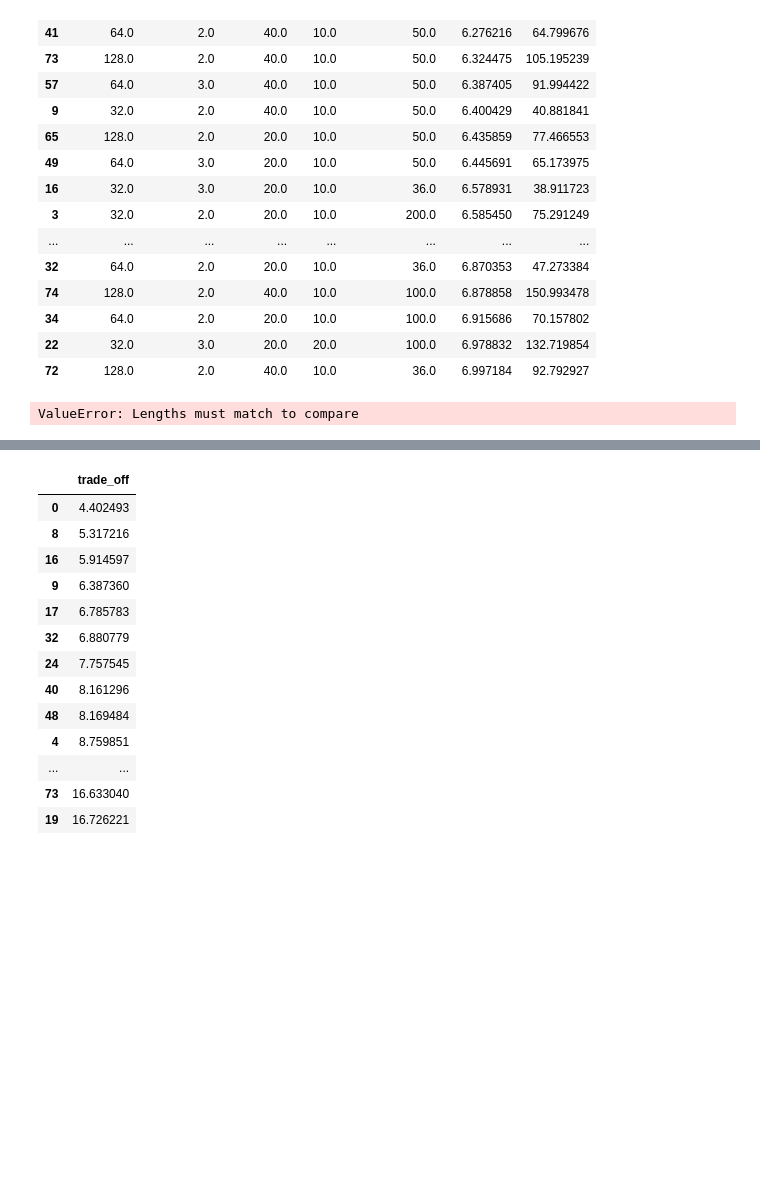
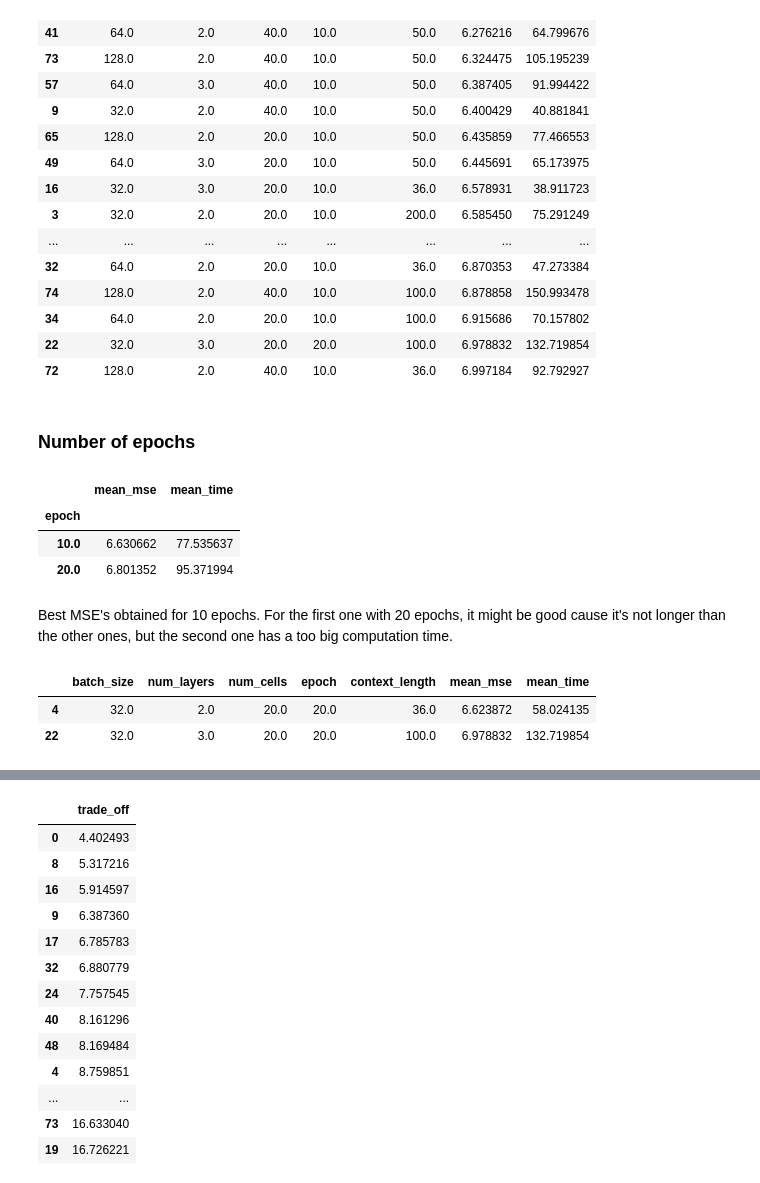
Before and after one commit to aboivert/Forecasting-temperature-in-Ireland-using-DeepAR, a Jupyter notebook: projet_hddl.ipynb, the cells around one changed output, grey strips where cells are left out. Saved outputs shown, nothing was run; the diff lists cells and outputs as text; code cells hidden in the pictures; blank space fills up the shorter version.

```diff
--- a/projet_hddl.ipynb
+++ b/projet_hddl.ipynb
@@ -232,7 +234,20 @@ metrics.sort_values("mean_mse")[:30]
 | 34 | 64.0 | 2.0 | 20.0 | 10.0 | 100.0 | 6.915686 | 70.157802 |
 | 22 | 32.0 | 3.0 | 20.0 | 20.0 | 100.0 | 6.978832 | 132.719854 |
 | 72 | 128.0 | 2.0 | 40.0 | 10.0 | 36.0 | 6.997184 | 92.792927 |
+# %% [markdown]
+### Number of epochs
+# %%
+metrics.sort_values("mean_mse")[:30].groupby("epoch").mean()[["mean_mse","mean_time"]]
+# %% [output]
+|  | mean_mse | mean_time |
+| epoch |  |  |
+| 10.0 | 6.630662 | 77.535637 |
+| 20.0 | 6.801352 | 95.371994 |
+# %% [markdown]
+Best MSE's obtained for 10 epochs. For the first one with 20 epochs, it might be good cause it's not longer than the other ones, but the second one has a too big computation time.
 # %%
-metrics.sort_values("mean_mse")[:30][metrics.sort_values("mean_mse")[:30].index == 64]
+metrics.sort_values("mean_mse")[:30][metrics.sort_values("mean_mse")[:30].epoch==20.0]
 # %% [output]
-ValueError: Lengths must match to compare
+|  | batch_size | num_layers | num_cells | epoch | context_length | mean_mse | mean_time |
+| 4 | 32.0 | 2.0 | 20.0 | 20.0 | 36.0 | 6.623872 | 58.024135 |
+| 22 | 32.0 | 3.0 | 20.0 | 20.0 | 100.0 | 6.978832 | 132.719854 |
```
Also changed, not shown: parts of 24 cells of this notebook.
